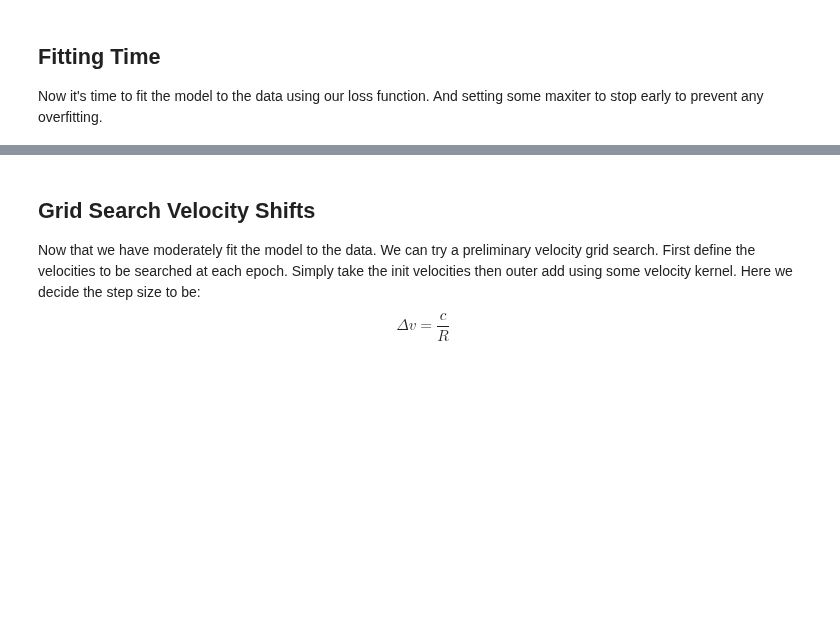
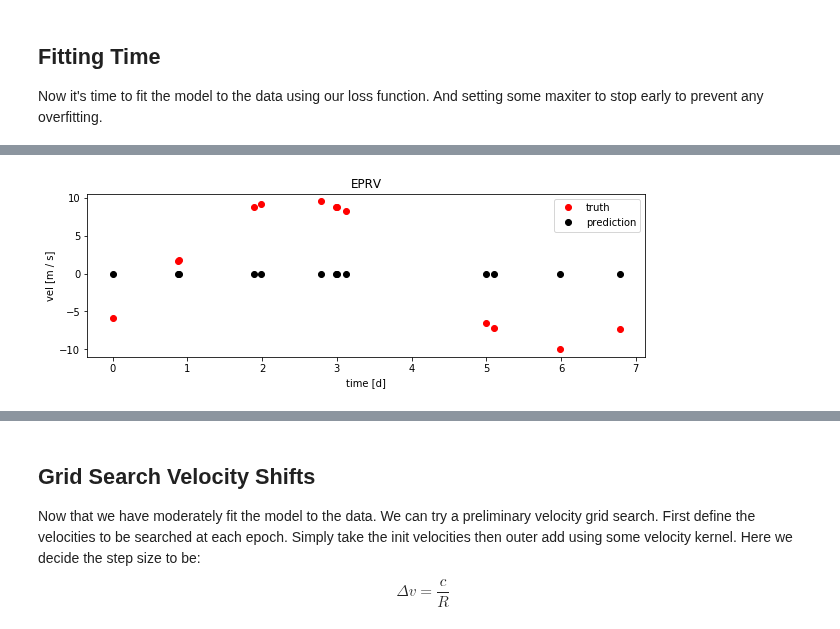
Before and after one commit to mdd423/wobble_jax, a Jupyter notebook: notebooks/02-telluricsmodel.ipynb, the cells around one changed output, grey strips where cells are left out. Cells and saved outputs as stored; diff of their text form; code cells hidden in the pictures; blank space fills up the shorter version.

```diff
--- a/notebooks/02-telluricsmodel.ipynb
+++ b/notebooks/02-telluricsmodel.ipynb
@@ -38,7 +38,7 @@ masks = np.array(data['data']['mask'],dtype=bool)
 wave = np.repeat(np.array(data['data']['wave'])[np.newaxis,:],epoches,axis=0) * u.Angstrom
 flux = np.array(data['data']['flux'])
 ferr = np.array(data['data']['ferr'])
-wob_data = jabble.dataset.WobbleDataset(wave,flux,ferr,masks,normalize,nargs=[sigma])
+wob_data = jabble.dataset.Dataset.from_flux(wave,flux,ferr,masks,normalize,nargs=[sigma])
 # %%
 obs_times = data['data']['obs_times']
 exp_times = data['data']['exp_times']
@@ -89,5 +95,5 @@ Here we are creating a two part CompositeModel.
 # %%
 vel_padding = 50 * u.km/u.s
 x_grid        = jabble.model.create_x_grid(wob_data.xs,vel_padding,resolution)
-stellar_model = jabble.model.CompositeModel([jabble.model.ShiftingModel(init_shifts),jabble.model.JaxLinear(x_grid)])
+stellar_model = jabble.model.stellar_model(init_shifts, x_grid)
 stellar_model[1].fit()
@@ -99,7 +107,7 @@ times = at.Time([obs_times[i] + exp_times[i]/2 for i in range(len(obs_times))])
 telescope_frame = coord.AltAz(obstime=times,location=loc)
 secz = np.array(target.transform_to(telescope_frame).secz)
 # %%
-tellurics_model = jabble.model.CompositeModel([jabble.model.JaxLinear(x_grid),jabble.model.StretchingModel(p=secz)])
+tellurics_model = jabble.model.tellurics_model(secz,x_grid)
 tellurics_model.fix()
 # %%
 total_model = tellurics_model + stellar_model
@@ -118,15 +145,17 @@ print(res1)
 # %%
-fit_vel = jabble.dataset.velocityfromshift(total_model[1][0].p)
+fit_vel = jabble.dataset.velocities(total_model[1][0].p)
 plt.figure(figsize=(10,3))
 plt.title('EPRV')
 v_unit = u.m/u.s
 
 plt.plot((times - min(times)).to(u.day).value % period.value,(rv-bc).to(v_unit).value,'or',label='truth')
 plt.plot((times - min(times)).to(u.day).value % period.value,(fit_vel-bc).to(v_unit).value,'ok',label='prediction')
 
 plt.legend()
 plt.ylabel('vel [{}]'.format(v_unit))
 plt.xlabel('time [d]')
 plt.show()
+# %% [output]
+[figure, added]
 # %%
 maxiter = 12
```
Also changed, not shown: parts of 18 cells of this notebook, 11 other files.
